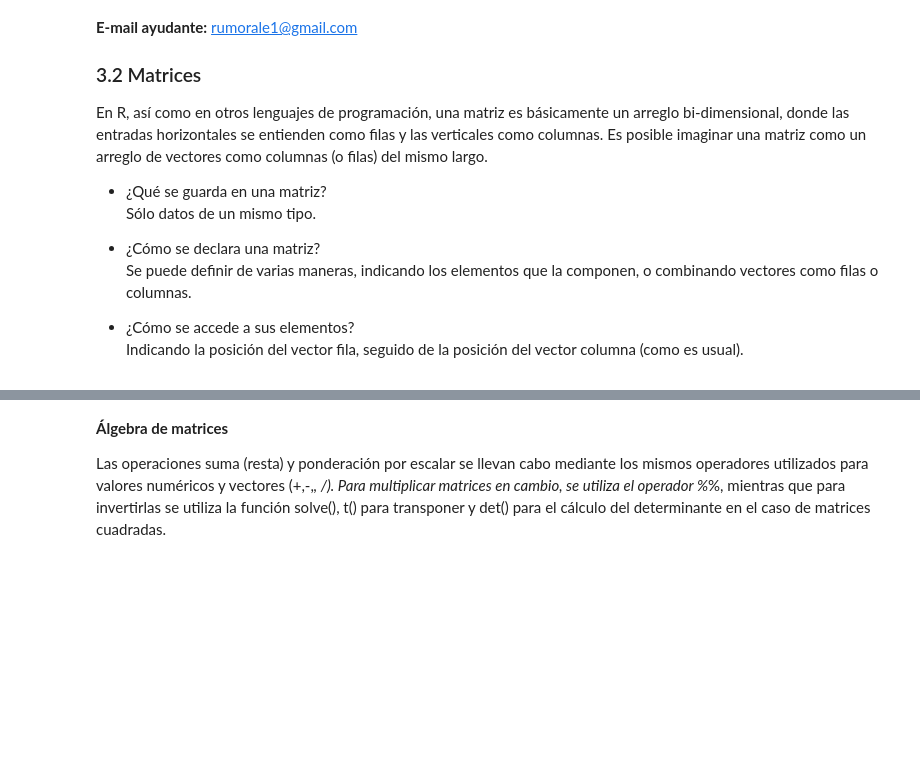
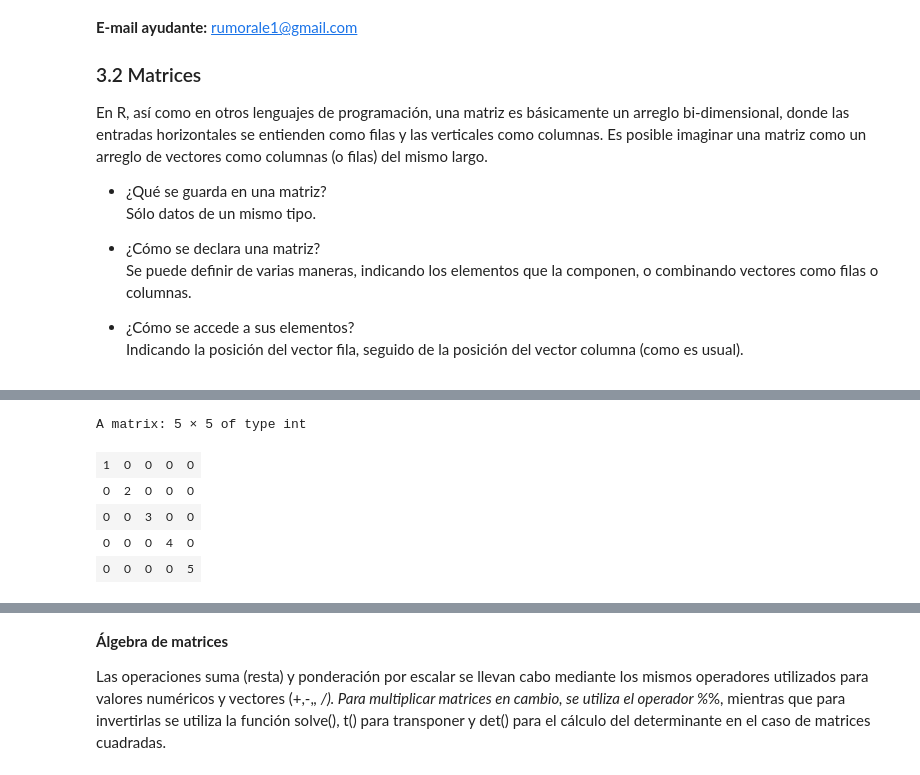
Before and after one commit to majorquev/DBDC_202507_Programacion_en_R_para_ciencia_de_datos, a Jupyter notebook: Clases/Clase2/Clase_2_01_matrices.ipynb, the cells around one changed output, grey strips where cells are left out. Drawn from its saved outputs; the diff is of its cells as text; code cells hidden in the pictures; blank space fills up the shorter version.

```diff
--- a/Clases/Clase2/Clase_2_01_matrices.ipynb
+++ b/Clases/Clase2/Clase_2_01_matrices.ipynb
@@ -47,6 +120,14 @@ B
 # %%
 # función diag para la definición de matrices diagonales
 #?diag
+diag(1:5)
+# %% [output]
+A matrix: 5 × 5 of type int
+| 1 | 0 | 0 | 0 | 0 |
+| 0 | 2 | 0 | 0 | 0 |
+| 0 | 0 | 3 | 0 | 0 |
+| 0 | 0 | 0 | 4 | 0 |
+| 0 | 0 | 0 | 0 | 5 |
 # %%
 # Podemos acceder a los elementos de una matriz
 # indicando la posición de la fila y la columna de la casilla correspondiente.
```
Also changed, not shown: parts of 35 cells of this notebook.
